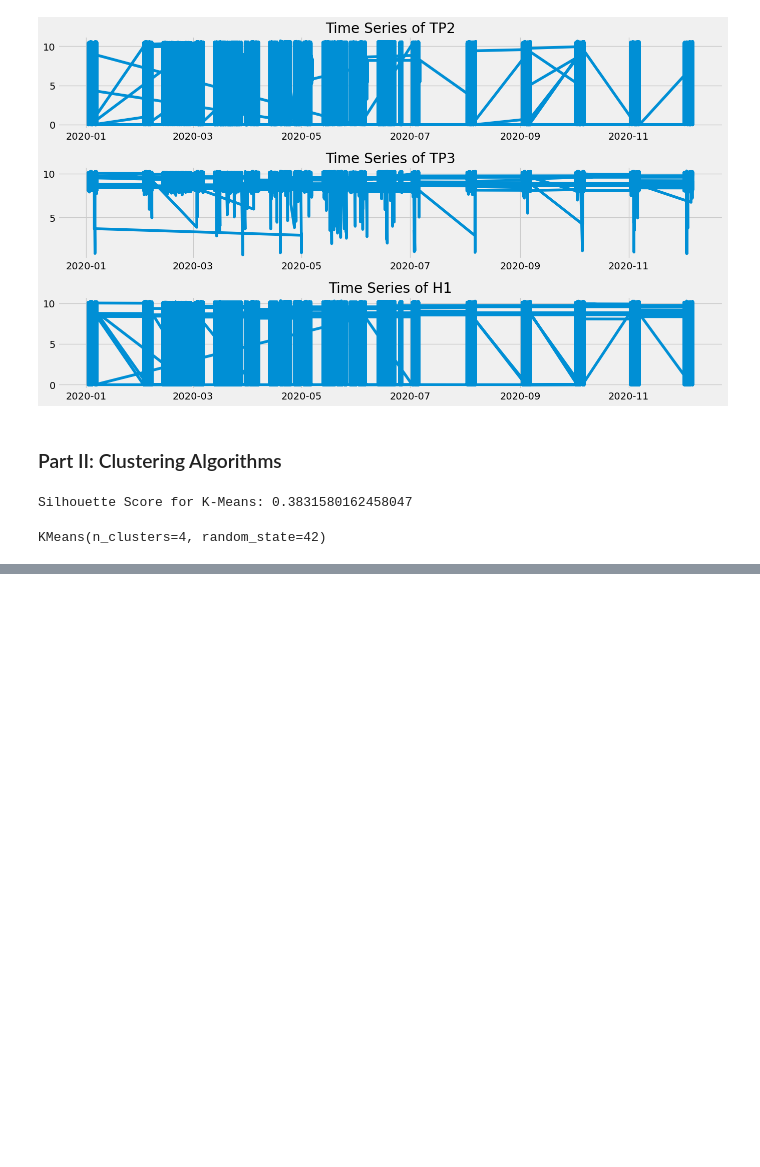
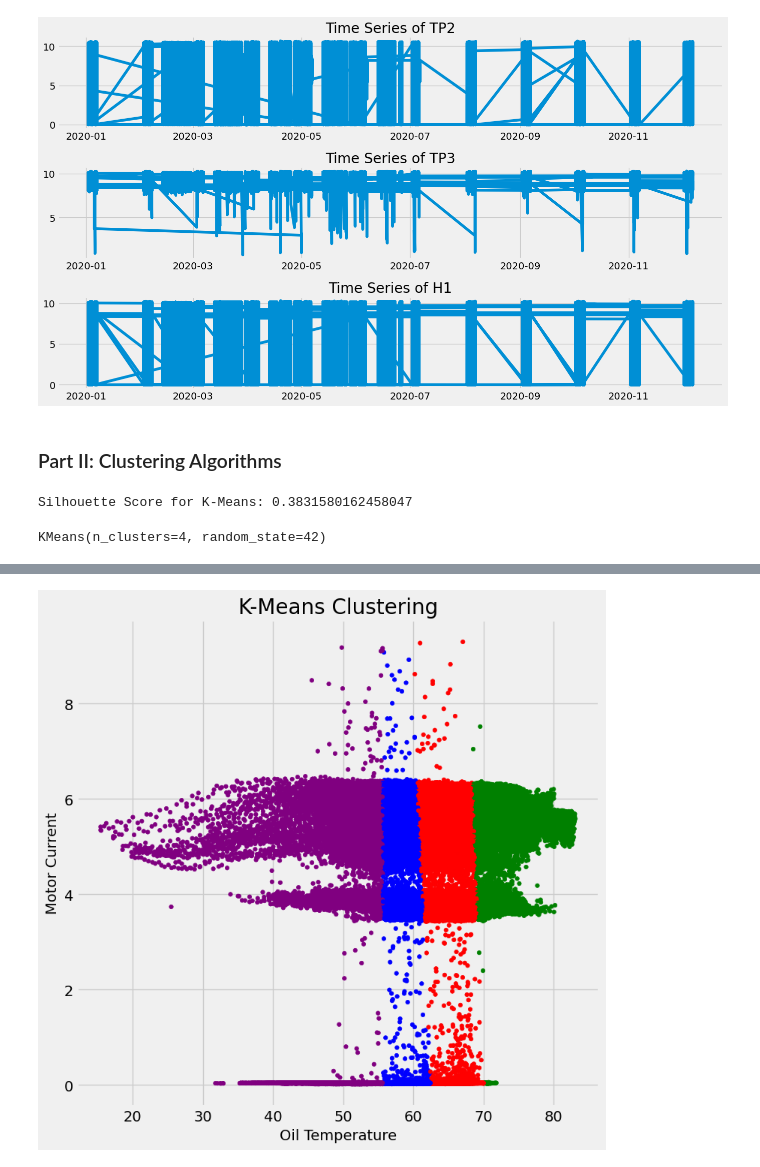
Before and after one commit to CarlaDubehizaRibera/ML2024CA1-CARLA-RIBERA, a Jupyter notebook: CA1ML2024 - CARLA RIBERA2022368.ipynb, the cells around one changed output, grey strips where cells are left out. Drawn from its saved outputs; the diff is of its cells as text; code cells hidden in the pictures; blank space fills up the shorter version.

Commit message:
kmeans clustering

```diff
--- a/CA1ML2024 - CARLA RIBERA2022368.ipynb
+++ b/CA1ML2024 - CARLA RIBERA2022368.ipynb
@@ -242,3 +242,9 @@ k_means = KMeans(n_clusters=4, random_state=42)
 k_means.fit(df[['Motor_current', 'Oil_temperature']])
 # %% [output]
 KMeans(n_clusters=4, random_state=42)
+# %%
+# Create an additional column in the dataframe (df) as KMeans_labels
+df['KMeans_labels'] = k_means.labels_
+
+# Display the dataframe records
+df.head()
@@ -244,0 +258,18 @@ KMeans(n_clusters=4, random_state=42)
+# %%
+import matplotlib.pyplot as plt
+import matplotlib.colors as mcolors
+
+# Define the array of colors
+colors = ['purple', 'red', 'blue', 'green']
+
+# Set the size of the figure
+plt.figure(figsize=(8, 8))
+
+# Use scatter function to plot all three columns in the form of circles
+plt.scatter(df['Oil_temperature'], df['Motor_current'], c=df['KMeans_labels'], cmap=mcolors.ListedColormap(colors), s=15)
+plt.title('K-Means Clustering', fontsize=20)
+plt.xlabel('Oil Temperature', fontsize=14)
+plt.ylabel('Motor Current', fontsize=14)
+plt.show()
+# %% [output]
+[figure, added]
```
Also changed, not shown: parts of 1 cell of this notebook.
